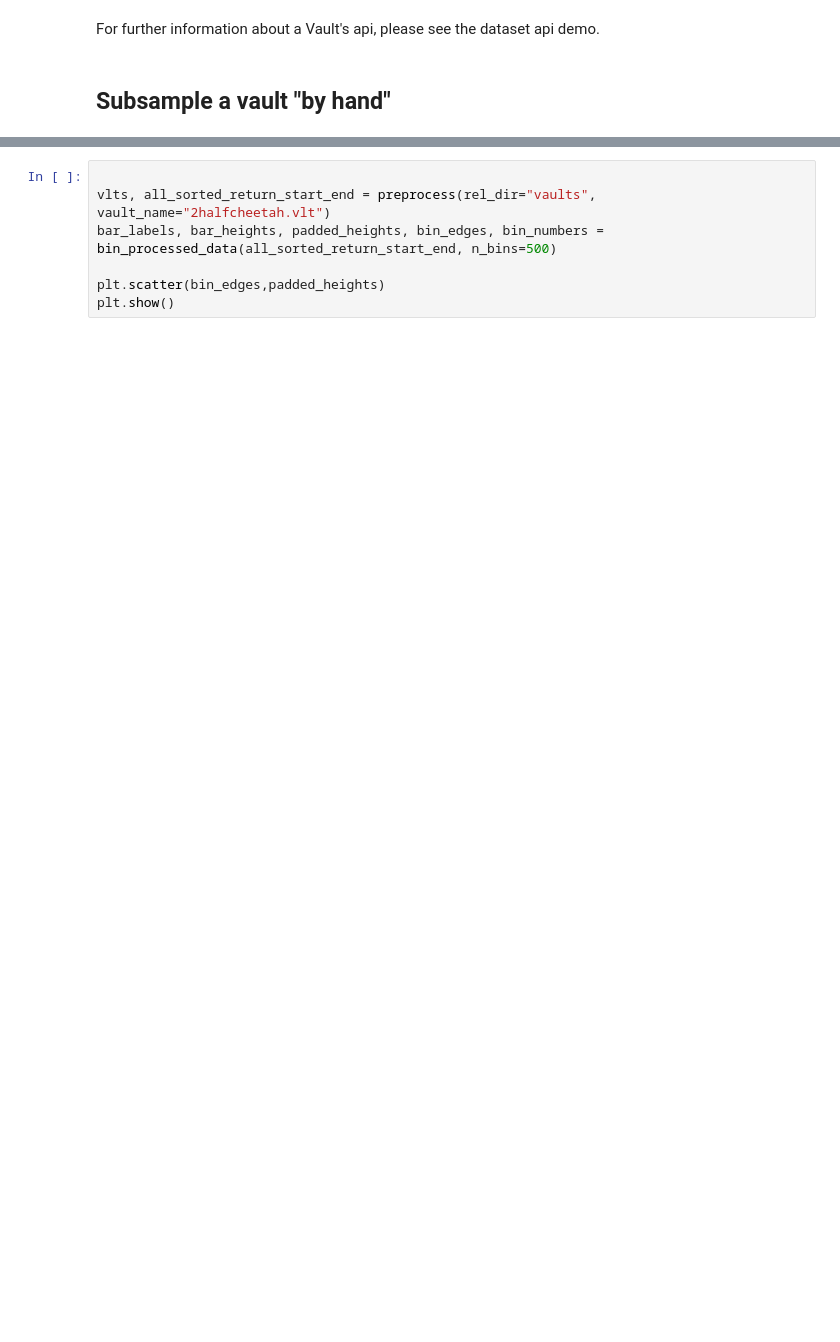
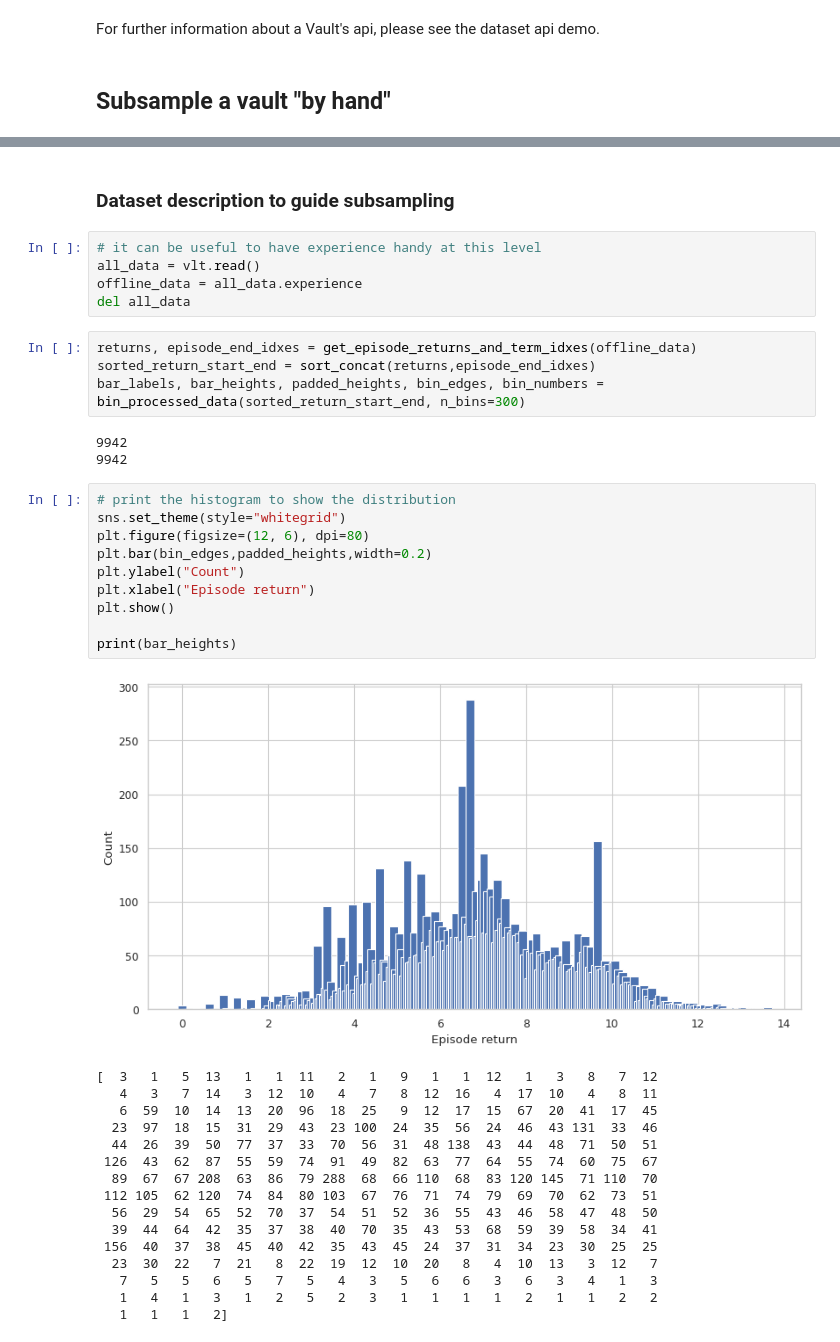
Before and after one commit to instadeepai/og-marl, a Jupyter notebook: examples/manual_dataset_subsampling_demo.ipynb, the cells around one changed output, grey strips where cells are left out. Saved outputs shown, nothing was run; the diff lists cells and outputs as text; blank space fills up the shorter version.

Commit message:
Extended the bespoke subsampling notebook.

```diff
--- a/examples/manual_dataset_subsampling_demo.ipynb
+++ b/examples/manual_dataset_subsampling_demo.ipynb
@@ -42,7 +45,41 @@ We do not allow the bucket size to be larger than what exists in the subsampled
-# %%
-
-vlts, all_sorted_return_start_end = preprocess(rel_dir="vaults", vault_name="2halfcheetah.vlt")
-bar_labels, bar_heights, padded_heights, bin_edges, bin_numbers = bin_processed_data(all_sorted_return_start_end, n_bins=500)
-
-plt.scatter(bin_edges,padded_heights)
-plt.show()
+# %% [markdown]
+### Dataset description to guide subsampling
+# %%
+# it can be useful to have experience handy at this level
+all_data = vlt.read()
+offline_data = all_data.experience
+del all_data
+# %%
+returns, episode_end_idxes = get_episode_returns_and_term_idxes(offline_data)
+sorted_return_start_end = sort_concat(returns,episode_end_idxes)
+bar_labels, bar_heights, padded_heights, bin_edges, bin_numbers = bin_processed_data(sorted_return_start_end, n_bins=300)
+# %% [output]
+9942
+9942
+# %%
+# print the histogram to show the distribution
+sns.set_theme(style="whitegrid")
+plt.figure(figsize=(12, 6), dpi=80)
+plt.bar(bin_edges,padded_heights,width=0.2)
+plt.ylabel("Count")
+plt.xlabel("Episode return")
+plt.show()
+
+print(bar_heights)
+# %% [output]
+[figure, added]
+[  3   1   5  13   1   1  11   2   1   9   1   1  12   1   3   8   7  12
+   4   3   7  14   3  12  10   4   7   8  12  16   4  17  10   4   8  11
+   6  59  10  14  13  20  96  18  25   9  12  17  15  67  20  41  17  45
+  23  97  18  15  31  29  43  23 100  24  35  56  24  46  43 131  33  46
+  44  26  39  50  77  37  33  70  56  31  48 138  43  44  48  71  50  51
+ 126  43  62  87  55  59  74  91  49  82  63  77  64  55  74  60  75  67
+  89  67  67 208  63  86  79 288  68  66 110  68  83 120 145  71 110  70
+ 112 105  62 120  74  84  80 103  67  76  71  74  79  69  70  62  73  51
+  56  29  54  65  52  70  37  54  51  52  36  55  43  46  58  47  48  50
+  39  44  64  42  35  37  38  40  70  35  43  53  68  59  39  58  34  41
+ 156  40  37  38  45  40  42  35  43  45  24  37  31  34  23  30  25  25
+  23  30  22   7  21   8  22  19  12  10  20   8   4  10  13   3  12   7
+   7   5   5   6   5   7   5   4   3   5   6   6   3   6   3   4   1   3
+   1   4   1   3   1   2   5   2   3   1   1   1   1   2   1   1   2   2
+   1   1   1   2]
```
Also changed, not shown: parts of 11 cells of this notebook, 1 other file.
